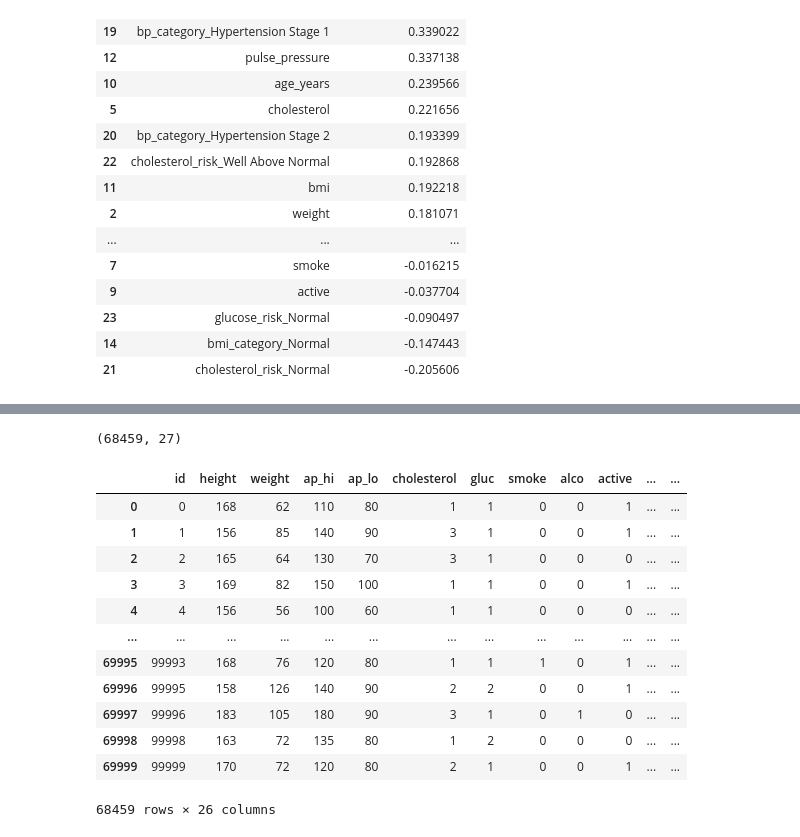
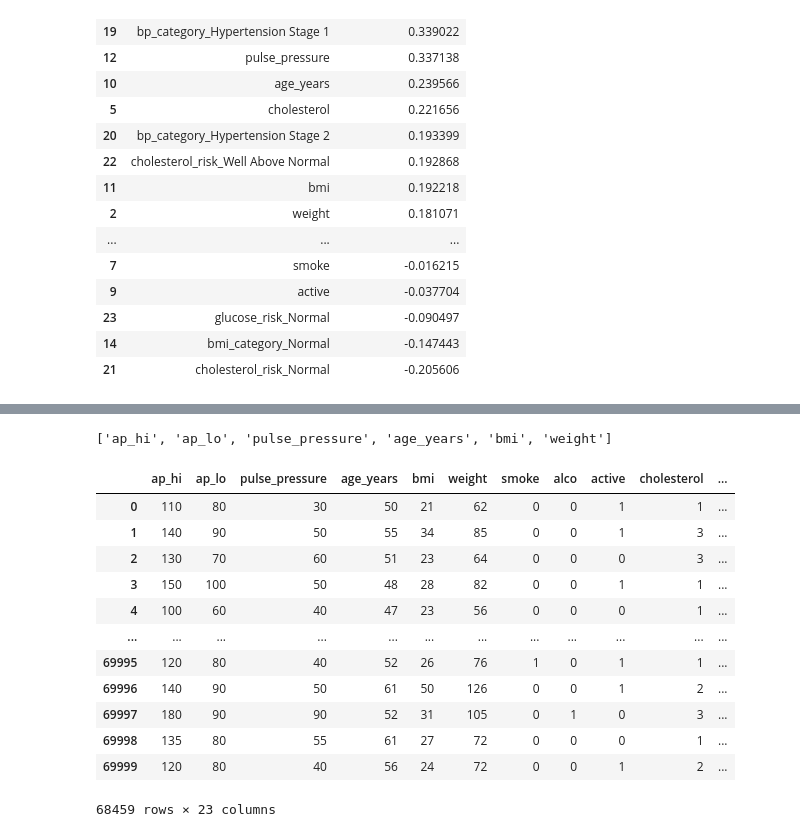
Before and after one commit to rajpatel-7/ML-DL, a Jupyter notebook: College Project/Task-2.ipynb, the cells around one changed output, grey strips where cells are left out. Saved outputs shown, nothing was run; the diff lists cells and outputs as text; code cells hidden in the pictures.

```diff
--- a/College Project/Task-2.ipynb
+++ b/College Project/Task-2.ipynb
@@ -413,4 +452,0 @@ final_data=df.copy()
-# %%
-final_data.shape
-# %% [output]
-(68459, 27)
@@ -419,16 +452,0 @@ final_data.drop(columns=['gender'], inplace=True)
-# %%
-final_data
-# %% [output]
-|  | id | height | weight | ap_hi | ap_lo | cholesterol | gluc | smoke | alco | active | ... | ... |
-| 0 | 0 | 168 | 62 | 110 | 80 | 1 | 1 | 0 | 0 | 1 | ... | ... |
-| 1 | 1 | 156 | 85 | 140 | 90 | 3 | 1 | 0 | 0 | 1 | ... | ... |
-| 2 | 2 | 165 | 64 | 130 | 70 | 3 | 1 | 0 | 0 | 0 | ... | ... |
-| 3 | 3 | 169 | 82 | 150 | 100 | 1 | 1 | 0 | 0 | 1 | ... | ... |
-| 4 | 4 | 156 | 56 | 100 | 60 | 1 | 1 | 0 | 0 | 0 | ... | ... |
-| ... | ... | ... | ... | ... | ... | ... | ... | ... | ... | ... | ... | ... |
-| 69995 | 99993 | 168 | 76 | 120 | 80 | 1 | 1 | 1 | 0 | 1 | ... | ... |
-| 69996 | 99995 | 158 | 126 | 140 | 90 | 2 | 2 | 0 | 0 | 1 | ... | ... |
-| 69997 | 99996 | 183 | 105 | 180 | 90 | 3 | 1 | 0 | 1 | 0 | ... | ... |
-| 69998 | 99998 | 163 | 72 | 135 | 80 | 1 | 2 | 0 | 0 | 0 | ... | ... |
-| 69999 | 99999 | 170 | 72 | 120 | 80 | 2 | 1 | 0 | 0 | 1 | ... | ... |
-68459 rows × 26 columns
@@ -434,0 +455,42 @@ final_data
+# %%
+selected_num
+# %% [output]
+['ap_hi', 'ap_lo', 'pulse_pressure', 'age_years', 'bmi', 'weight']
+# %%
+final_features = [
+    'ap_hi', 'ap_lo', 'pulse_pressure', 'age_years', 'bmi', 'weight',
+    'smoke',
+    'alco',
+    'active',
+    'cholesterol',
+    'gluc',
+    'bp_category_Elevated',
+    'bp_category_Hypertension Stage 1',
+    'bp_category_Hypertension Stage 2',
+    'bmi_category_Normal',
+    'bmi_category_Overweight',
+    'bmi_category_Obese',
+    'bmi_category_Severely Obese',
+    'cholesterol_risk_Normal',
+    'cholesterol_risk_Well Above Normal',
+    'glucose_risk_Normal',
+    'glucose_risk_Well Above Normal'
+]
+# %%
+df_final = df[final_features + ['cardio']].copy()
+# %%
+df_final
+# %% [output]
+|  | ap_hi | ap_lo | pulse_pressure | age_years | bmi | weight | smoke | alco | active | cholesterol | ... |
+| 0 | 110 | 80 | 30 | 50 | 21 | 62 | 0 | 0 | 1 | 1 | ... |
+| 1 | 140 | 90 | 50 | 55 | 34 | 85 | 0 | 0 | 1 | 3 | ... |
+| 2 | 130 | 70 | 60 | 51 | 23 | 64 | 0 | 0 | 0 | 3 | ... |
+| 3 | 150 | 100 | 50 | 48 | 28 | 82 | 0 | 0 | 1 | 1 | ... |
+| 4 | 100 | 60 | 40 | 47 | 23 | 56 | 0 | 0 | 0 | 1 | ... |
+| ... | ... | ... | ... | ... | ... | ... | ... | ... | ... | ... | ... |
+| 69995 | 120 | 80 | 40 | 52 | 26 | 76 | 1 | 0 | 1 | 1 | ... |
+| 69996 | 140 | 90 | 50 | 61 | 50 | 126 | 0 | 0 | 1 | 2 | ... |
+| 69997 | 180 | 90 | 90 | 52 | 31 | 105 | 0 | 1 | 0 | 3 | ... |
+| 69998 | 135 | 80 | 55 | 61 | 27 | 72 | 0 | 0 | 0 | 1 | ... |
+| 69999 | 120 | 80 | 40 | 56 | 24 | 72 | 0 | 0 | 1 | 2 | ... |
+68459 rows × 23 columns
```
Also changed, not shown: parts of 4 cells of this notebook.
